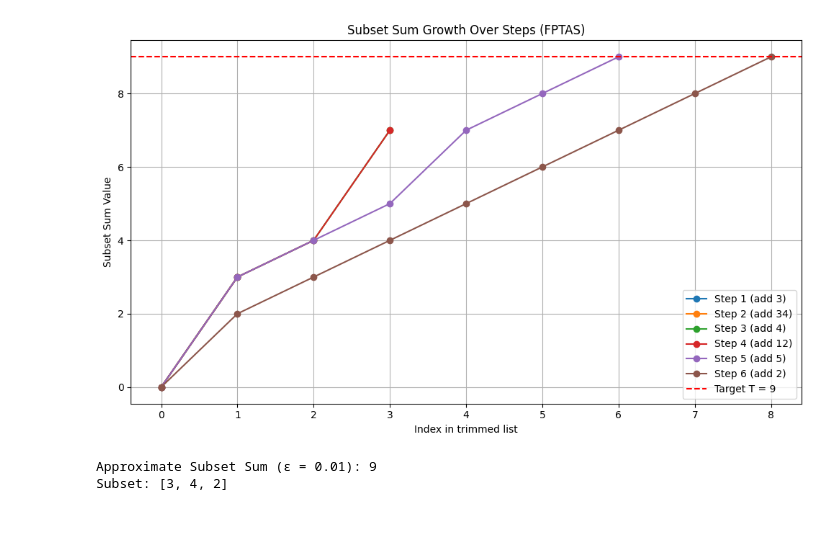
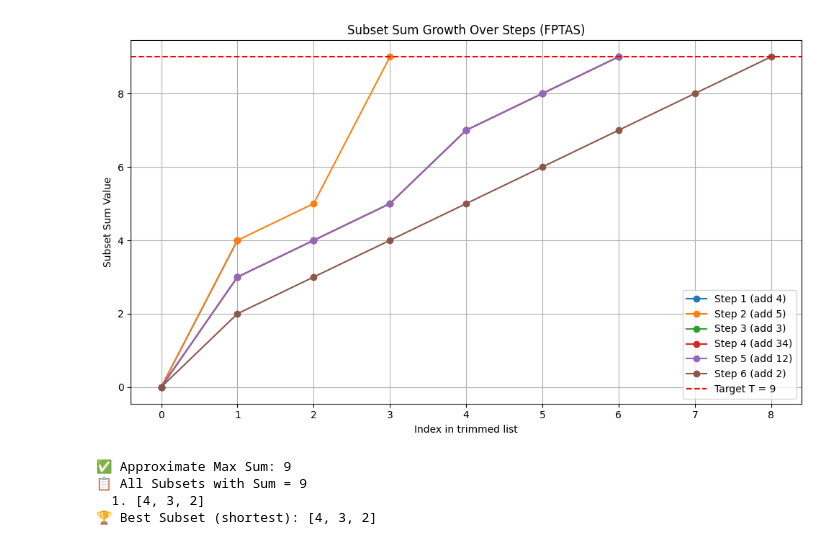
Before and after one commit to rahulbabu7/Advanced_Data_Structure_Micro_Project, a Jupyter notebook: subset_sum_problem.ipynb, the cells around one changed output. Cells and saved outputs as stored; diff of their text form; code cells hidden in the pictures.

```diff
--- a/subset_sum_problem.ipynb
+++ b/subset_sum_problem.ipynb
@@ -41,15 +46,20 @@ def plot_subset_sum_steps(all_steps, T):
     plt.tight_layout()
     plt.show()
 # %%
-if __name__ == "__main__":
-    S = [3, 34, 4, 12, 5, 2]
-    T = 9
-    epsilon = 0.01  # 99% accuracy
+S = [4, 5, 3, 34, 12, 2]
+T = 9
+epsilon = 0.01
 
-    max_sum, subset = approx_subset_sum_with_subset_graph(S, T, epsilon)
-    print("Approximate Subset Sum (ε = 0.01):", max_sum)
-    print("Subset:", subset)
+max_sum, valid_subsets, best_subset = subset_sum_fptas_full(S, T, epsilon)
+
+print("✅ Approximate Max Sum:", max_sum)
+print("📋 All Subsets with Sum =", max_sum)
+for i, subset in enumerate(valid_subsets, 1):
+    print(f"  {i}. {subset}")
+print("🏆 Best Subset (shortest):", best_subset)
 # %% [output]
-[figure, old version]
+[figure, new version]
-Approximate Subset Sum (ε = 0.01): 9
-Subset: [3, 4, 2]
+✅ Approximate Max Sum: 9
+📋 All Subsets with Sum = 9
+  1. [4, 3, 2]
+🏆 Best Subset (shortest): [4, 3, 2]
```
Also changed, not shown: parts of 4 cells of this notebook, 1 other file.
